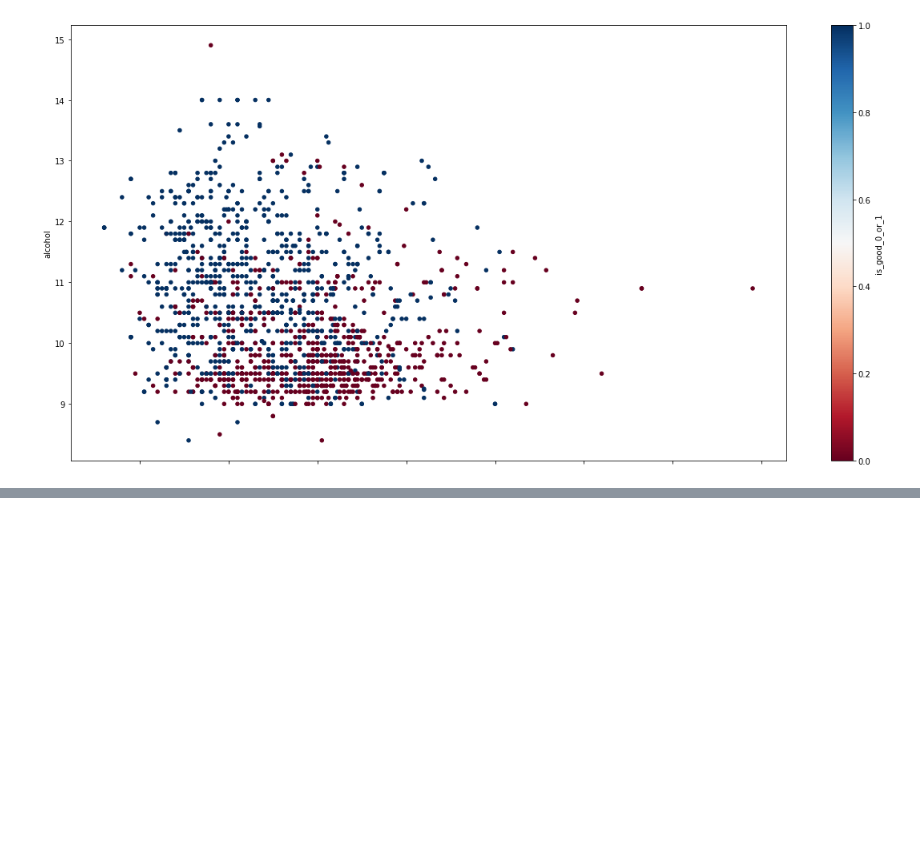
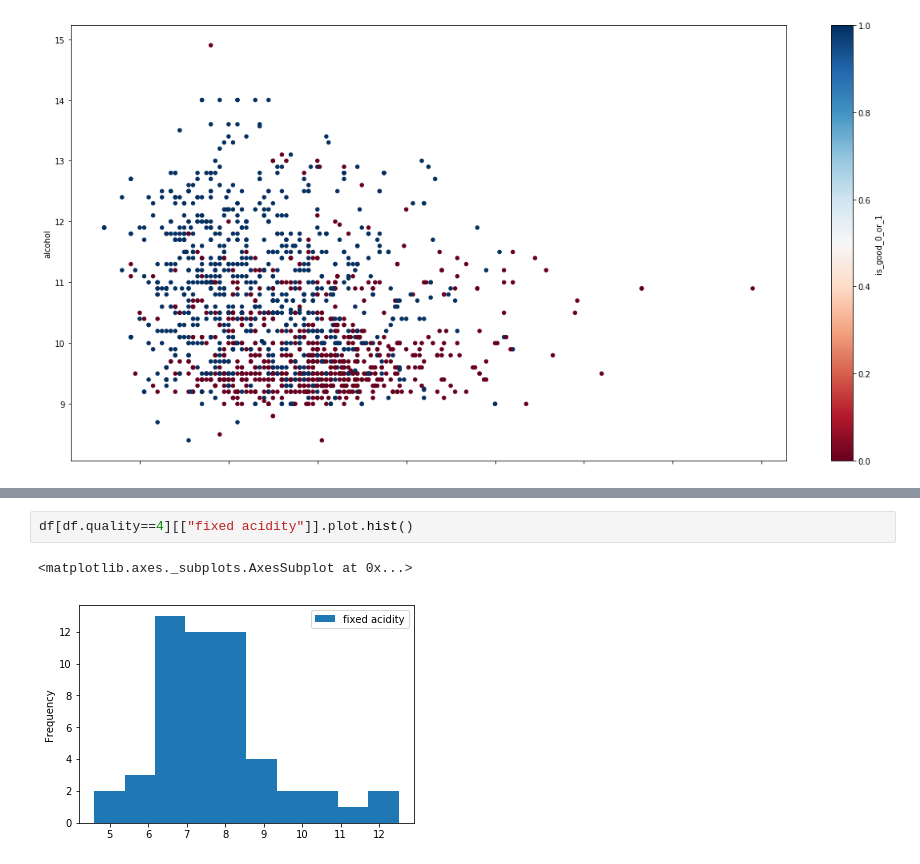
Before and after one commit to menubie/data-science-abril-19, a Jupyter notebook: 11-exploratory-analysis/main_analysis_answers.ipynb, the cells around one changed output, grey strips where cells are left out. Saved outputs shown, nothing was run; the diff lists cells and outputs as text; blank space fills up the shorter version.

```diff
--- a/11-exploratory-analysis/main_analysis_answers.ipynb
+++ b/11-exploratory-analysis/main_analysis_answers.ipynb
@@ -301,0 +327,5 @@ df.plot.scatter(x="volatile acidity", y="alcohol", c="is_good_0_or_1",
+# %%
+df[df.quality==4][["fixed acidity"]].plot.hist()
+# %% [output]
+<matplotlib.axes._subplots.AxesSubplot at 0x...>
+[figure, added]
```
Also changed, not shown: parts of 12 cells of this notebook.
